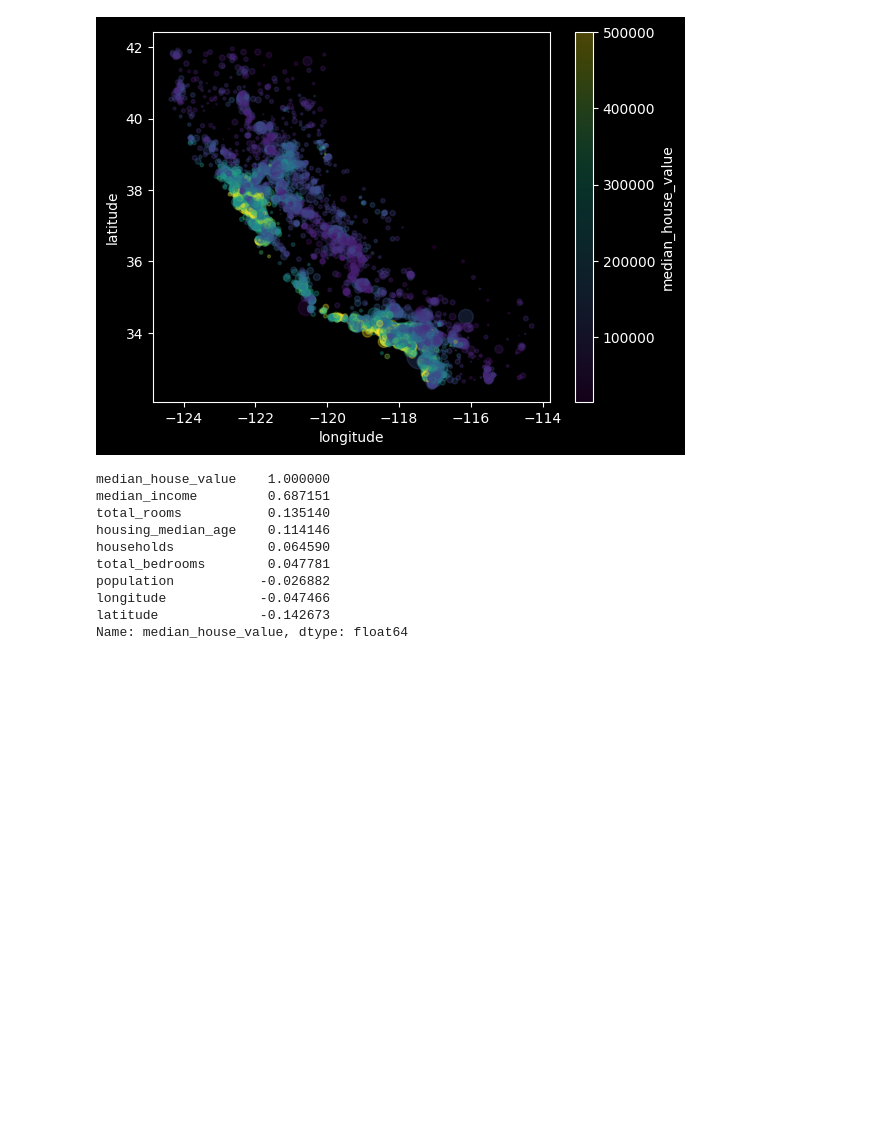
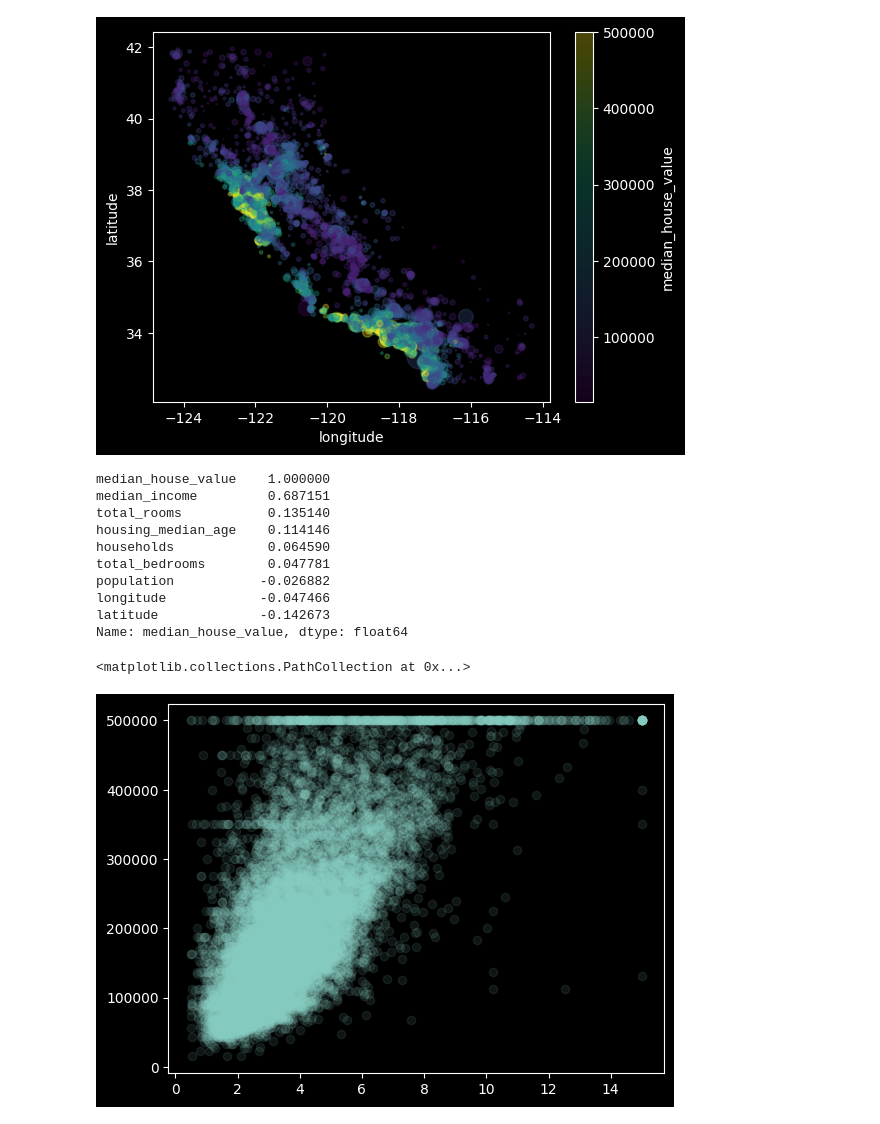
Before and after one commit to BarDKl/LearningML, a Jupyter notebook: HandsOnML/Housing_Value_Predictor.ipynb, the cells around one changed output. Cells and saved outputs as stored; diff of their text form; code cells hidden in the pictures; blank space fills up the shorter version.

```diff
--- a/HandsOnML/Housing_Value_Predictor.ipynb
+++ b/HandsOnML/Housing_Value_Predictor.ipynb
@@ -85,25 +122,32 @@ housing = strat_train_set.clone()
 # %%
 #Gaining more insights
 #Visualising house value by location and population density
 plt.scatter(x = housing['longitude'], y = housing['latitude'], alpha = 0.3, s = housing['population']/100, label = 'population',
             c = housing['median_house_value'])
 plt.xlabel('longitude')
 plt.ylabel('latitude')
 plt.colorbar(label = 'median_house_value')
 plt.show()
 
-#Creating a correlation martix
+#Creating a correlation martix and visualising correlations
 corr_matrix = housing.select(pl.exclude('ocean_proximity','median_income_cat')).to_pandas().corr()
 print(corr_matrix['median_house_value'].sort_values(ascending = False))
+
+from pandas.plotting import scatter_matrix
+attributes = ["median_house_value", "median_income", "total_rooms", "housing_median_age"]
+# scatter_matrix(pd_housing[attributes], figsize=(12, 8))
+plt.scatter(x = housing['median_income'], y = housing['median_house_value'], alpha = 0.1)
 # %% [output]
 [figure]
 median_house_value    1.000000
 median_income         0.687151
 total_rooms           0.135140
 housing_median_age    0.114146
 households            0.064590
 total_bedrooms        0.047781
 population           -0.026882
 longitude            -0.047466
 latitude             -0.142673
 Name: median_house_value, dtype: float64
+<matplotlib.collections.PathCollection at 0x...>
+[figure, added]
```
Also changed, not shown: parts of 3 cells of this notebook, 1 other file.
